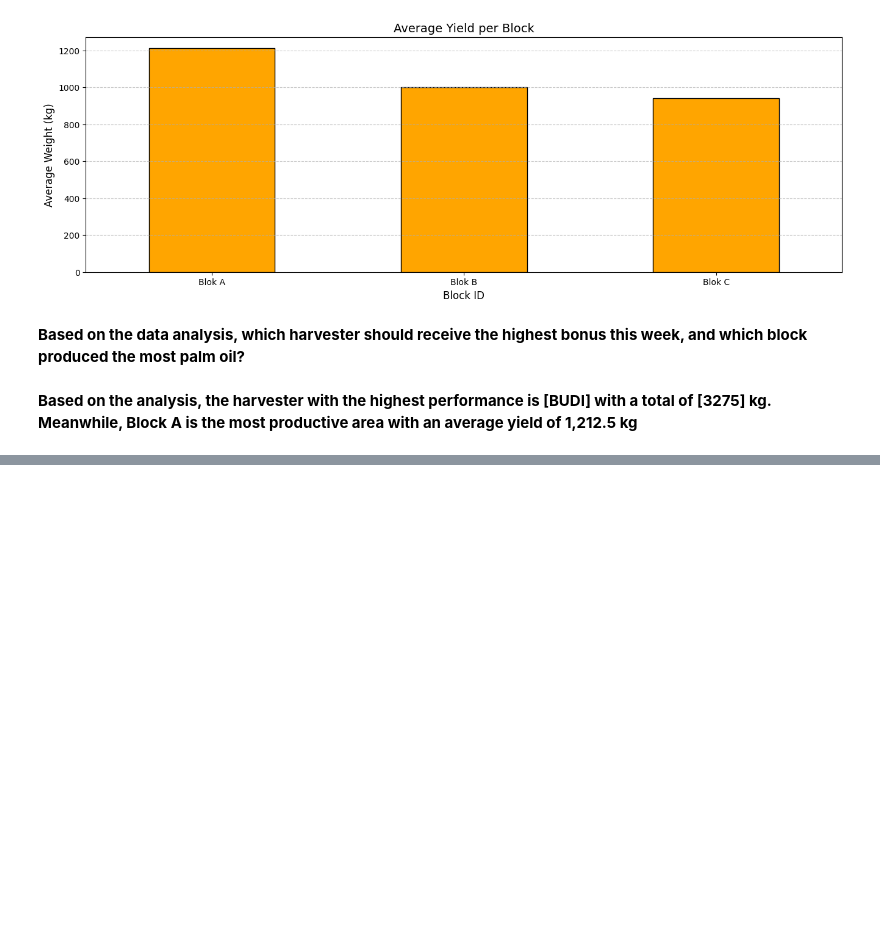
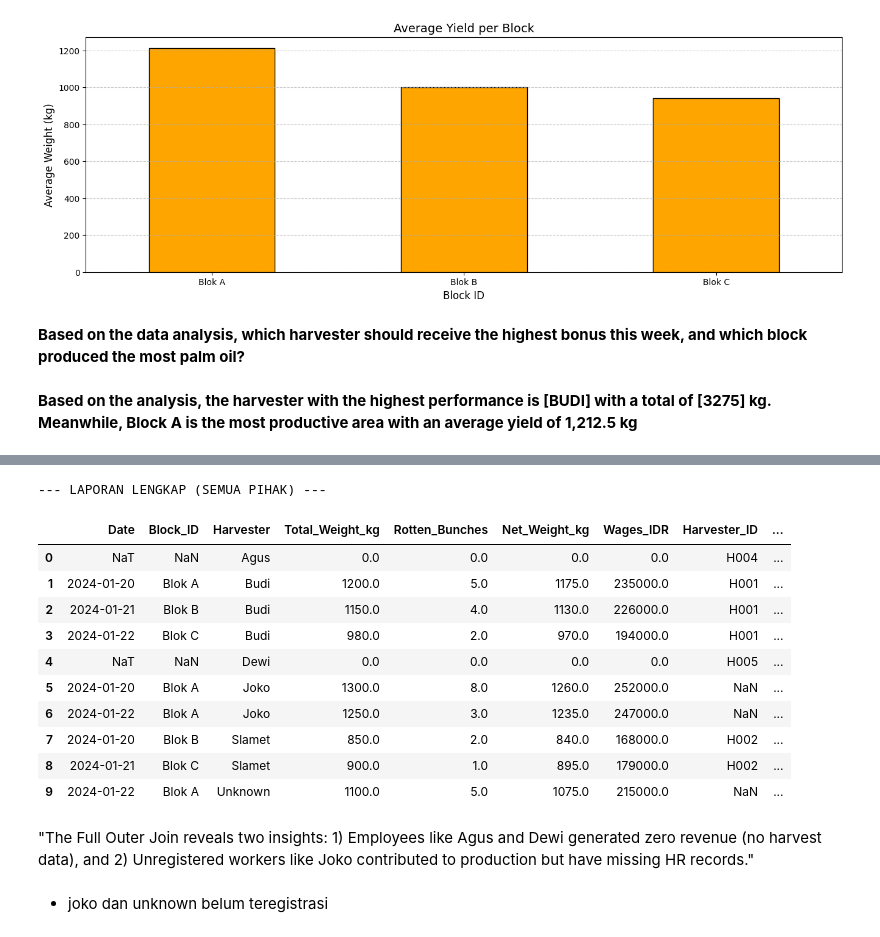
Before and after one commit to Aris0506/part-latihan, a Jupyter notebook: 01 senin/01/main.ipynb, the cells around one changed output, grey strips where cells are left out. Cells and saved outputs as stored; diff of their text form; code cells hidden in the pictures; blank space fills up the shorter version.

Commit message:
learn joining data and fillna

```diff
--- a/01 senin/01/main.ipynb
+++ b/01 senin/01/main.ipynb
@@ -243,0 +407,32 @@ plt.show()
+# %%
+# 1. Isi yang tidak panen (Agus/Dewi) dengan angka 0
+cols_to_fix = ['Total_Weight_kg', 'Rotten_Bunches', 'Net_Weight_kg', 'Wages_IDR']
+match_outer[cols_to_fix] = match_outer[cols_to_fix].fillna(0)
+
+# 2. Isi Gaji yang tidak terdaftar (Joko) dengan 0
+match_outer['Gaji_Pokok'] = match_outer['Gaji_Pokok'].fillna(0)
+
+# 3. Rapikan Nama & Status
+match_outer['Nama'] = match_outer['Nama'].fillna(match_outer['Harvester']) # Isi nama Joko
+match_outer['Status'] = match_outer['Status'].fillna('Unregistered')       # Isi Status
+match_outer['Harvester'] = match_outer['Harvester'].fillna(match_outer['Nama']) # Isi nama Agus ke kolom Harvester
+
+print("--- LAPORAN LENGKAP (SEMUA PIHAK) ---")
+display(match_outer)
+# %% [output]
+--- LAPORAN LENGKAP (SEMUA PIHAK) ---
+|  | Date | Block_ID | Harvester | Total_Weight_kg | Rotten_Bunches | Net_Weight_kg | Wages_IDR | Harvester_ID | ... |
+| 0 | NaT | NaN | Agus | 0.0 | 0.0 | 0.0 | 0.0 | H004 | ... |
+| 1 | 2024-01-20 | Blok A | Budi | 1200.0 | 5.0 | 1175.0 | 235000.0 | H001 | ... |
+| 2 | 2024-01-21 | Blok B | Budi | 1150.0 | 4.0 | 1130.0 | 226000.0 | H001 | ... |
+| 3 | 2024-01-22 | Blok C | Budi | 980.0 | 2.0 | 970.0 | 194000.0 | H001 | ... |
+| 4 | NaT | NaN | Dewi | 0.0 | 0.0 | 0.0 | 0.0 | H005 | ... |
+| 5 | 2024-01-20 | Blok A | Joko | 1300.0 | 8.0 | 1260.0 | 252000.0 | NaN | ... |
+| 6 | 2024-01-22 | Blok A | Joko | 1250.0 | 3.0 | 1235.0 | 247000.0 | NaN | ... |
+| 7 | 2024-01-20 | Blok B | Slamet | 850.0 | 2.0 | 840.0 | 168000.0 | H002 | ... |
+| 8 | 2024-01-21 | Blok C | Slamet | 900.0 | 1.0 | 895.0 | 179000.0 | H002 | ... |
+| 9 | 2024-01-22 | Blok A | Unknown | 1100.0 | 5.0 | 1075.0 | 215000.0 | NaN | ... |
+# %% [markdown]
+"The Full Outer Join reveals two insights: 1) Employees like Agus and Dewi generated zero revenue (no harvest data), and 2) Unregistered workers like Joko contributed to production but have missing HR records."
+# %% [markdown]
+- joko dan unknown belum teregistrasi
```
Also changed, not shown: parts of 15 cells of this notebook, 2 other files.
